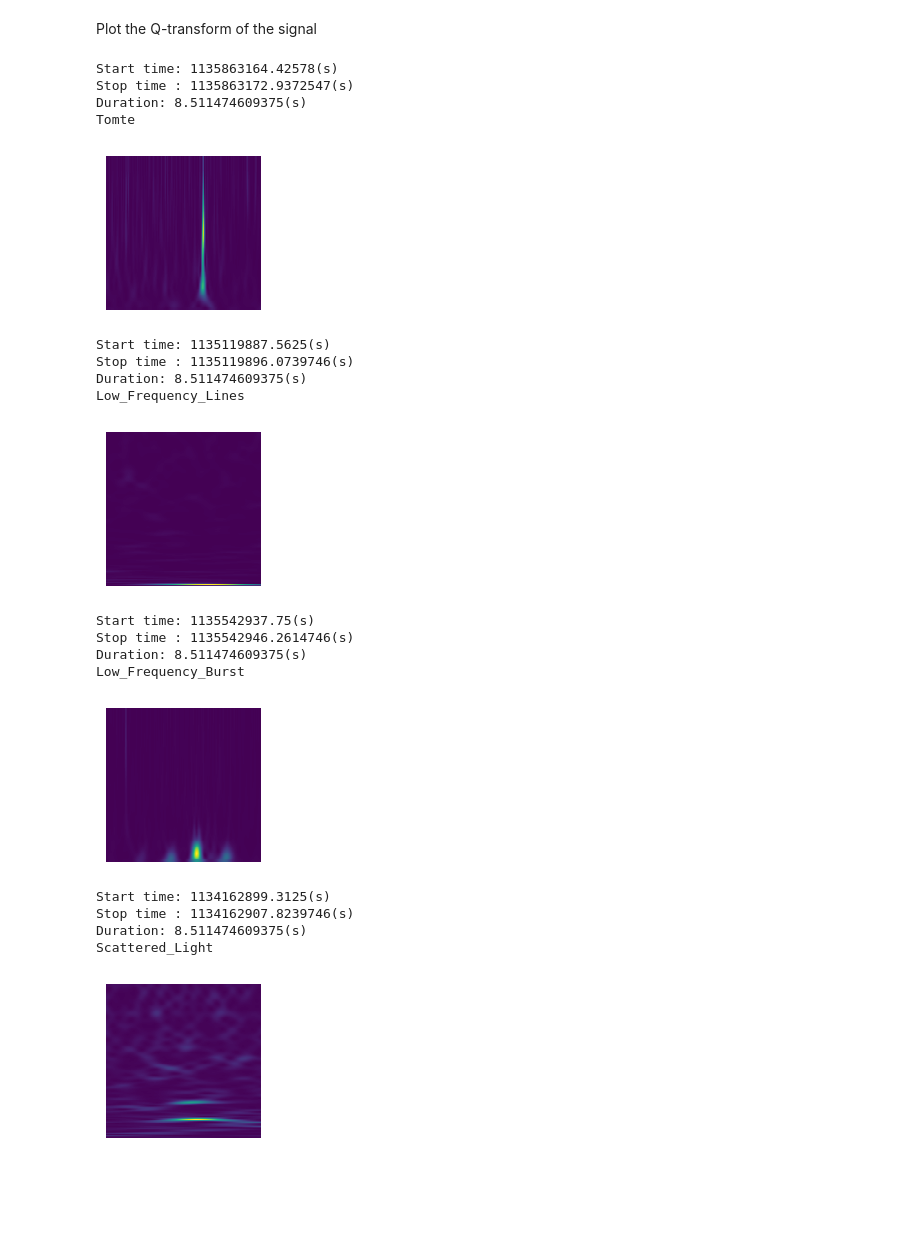
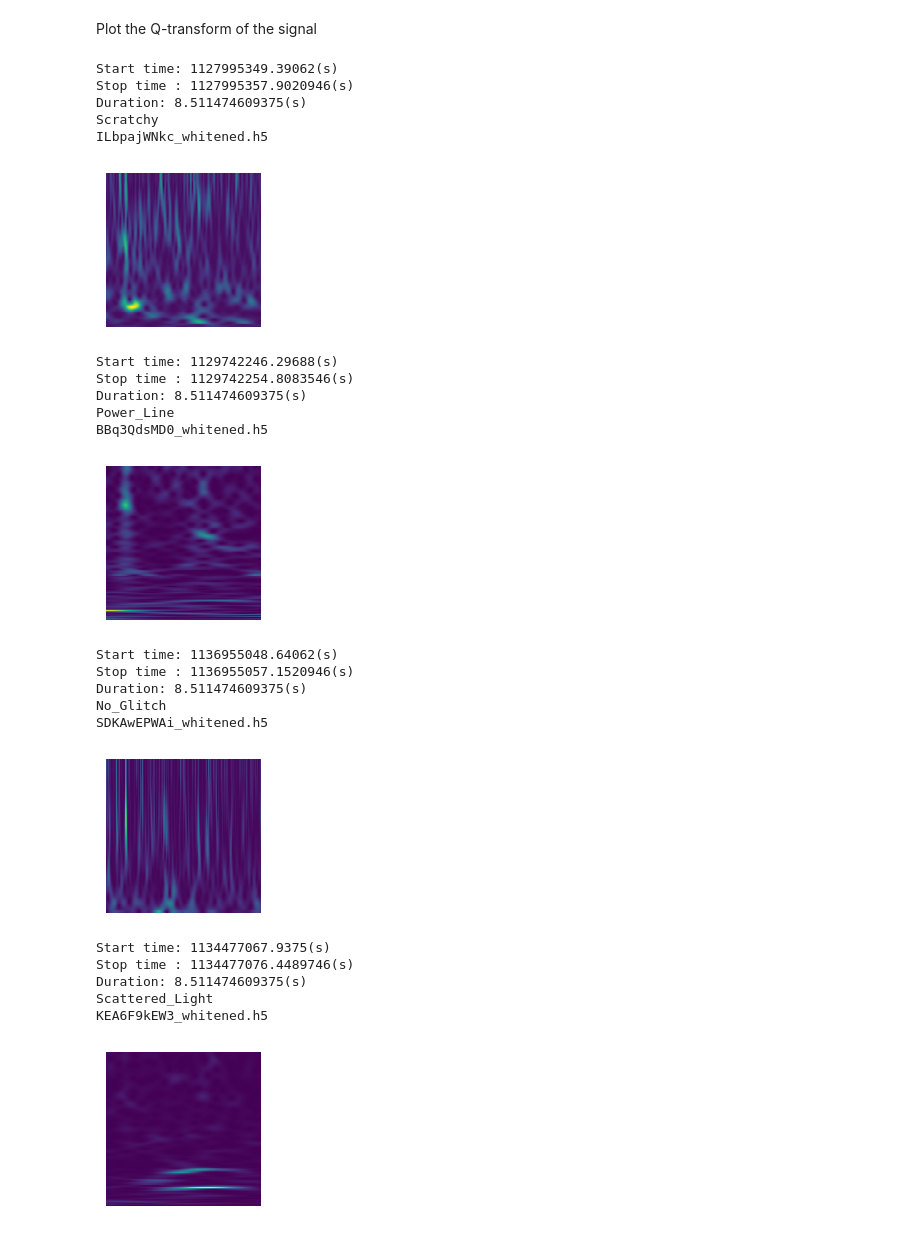
Before and after one commit to FrancescoSarandrea/Audio_GW, a Jupyter notebook: Read_Whitened_GW.ipynb, the cells around one changed output. Saved outputs shown, nothing was run; the diff lists cells and outputs as text; code cells hidden in the pictures; blank space fills up the shorter version.

Commit message:
updated the notebook to read the data, now the hdf5 files are used to construct dataframes

```diff
--- a/Read_Whitened_GW.ipynb
+++ b/Read_Whitened_GW.ipynb
@@ -41,7 +67,7 @@ import numpy as np
 # %% [markdown]
 Example of a single signal, print the attributes of the dataseries and plot it
 # %%
-fout=h5.File('/content/content/sample_data/Gravity_Spy/7lCxxijueA_whitened.h5','r')
+fout=h5.File('/content/content/sample_data/Gravity_Spy/1Uyq6bx1BZ_whitened.h5','r')
 type_of_glitch=list(fout.keys())[0]
 print(type_of_glitch)
 # %% [output]
@@ -61,0 +90,25 @@ plt.show()
+# %%
+name_data=[]
+starting_times_data=[]
+timeseries_data=[]
+type_data=[]
+path='/content/content/sample_data/Gravity_Spy/'
+for file in listdir(path):
+  fout=h5.File(path+file,'r')
+  type_of_glitch=list(fout.keys())[0]
+  dataset=fout[type_of_glitch]
+  t = TimeSeries(dataset[()])
+  name_data.append(file.split('.')[0].split('_')[0])
+  type_data.append(type_of_glitch)
+  starting_times_data.append(dataset.attrs['t0'])
+  timeseries_data.append(dataset[()])
+# %%
+import pandas as pd
+
+# intialise data of lists.
+data = {'ID':name_data,
+        'Type_Of_Glitch':type_data,
+        'Starting_Times':starting_times_data,
+        'TimeSeries':timeseries_data}
+# Create DataFrame
+df = pd.DataFrame(data)
@@ -61,0 +133,4 @@ plt.show()
+# %%
+t=TimeSeries(df['TimeSeries'][32])
+t.plot()
+plt.show()
@@ -76,54 +153,59 @@ def qplot(data, t_center, t_delta):
 #t = TimeSeries(dataset[()])
 outdir='/content/content/sample_data/Gravity_Spy/'
 i=0
-t_last=5
+t_last=100
 
 for outfile in os.listdir(outdir):
   fout=h5.File(outdir+outfile,'r')
   type_of_glitch=list(fout.keys())[0]
   dataset=fout[type_of_glitch]
   t = TimeSeries(dataset[()])
   t_delta=1.0
   # get signal time interval
   t_start=dataset.attrs['t0']
   dt=1.0 / dataset.attrs['sample_rate']
   t.t0 = t_start
   t.dt = dt
   t_stop=t.times[-1].value
   print('Start time: '+str(t_start)+'(s)')
   print('Stop time : '+str(t_stop)+'(s)')
   print('Duration: '+str(t_stop-t_start)+'(s)')
 
   # q-transform around center and below 100 Hz
   t_center=(t_stop-t_start)/2+t_start
   hq = t.q_transform(outseg=(t_center-t_delta,t_center+t_delta),frange=(10, 100))
 
   plot=qplot(hq,t_center,t_delta)
 
   fout.close()
   print(type_of_glitch)
+  print(outfile)
   plt.show()
   if i==t_last:
     break
   i+=1
 # %% [output]
-Start time: 1135863164.42578(s)
-Stop time : 1135863172.9372547(s)
+Start time: 1127995349.39062(s)
+Stop time : 1127995357.9020946(s)
 Duration: 8.511474609375(s)
-Tomte
+Scratchy
+ILbpajWNkc_whitened.h5
-[figure, old version]
+[figure, new version]
-Start time: 1135119887.5625(s)
-Stop time : 1135119896.0739746(s)
+Start time: 1129742246.29688(s)
+Stop time : 1129742254.8083546(s)
 Duration: 8.511474609375(s)
-Low_Frequency_Lines
+Power_Line
+BBq3QdsMD0_whitened.h5
-[figure, old version]
+[figure, new version]
-Start time: 1135542937.75(s)
-Stop time : 1135542946.2614746(s)
+Start time: 1136955048.64062(s)
+Stop time : 1136955057.1520946(s)
 Duration: 8.511474609375(s)
-Low_Frequency_Burst
+No_Glitch
+SDKAwEPWAi_whitened.h5
-[figure, old version]
+[figure, new version]
-Start time: 1134162899.3125(s)
-Stop time : 1134162907.8239746(s)
+Start time: 1134477067.9375(s)
+Stop time : 1134477076.4489746(s)
 Duration: 8.511474609375(s)
 Scattered_Light
+KEA6F9kEW3_whitened.h5
-[figure, old version]
+[figure, new version]
```
Also changed, not shown: parts of 25 cells of this notebook.
